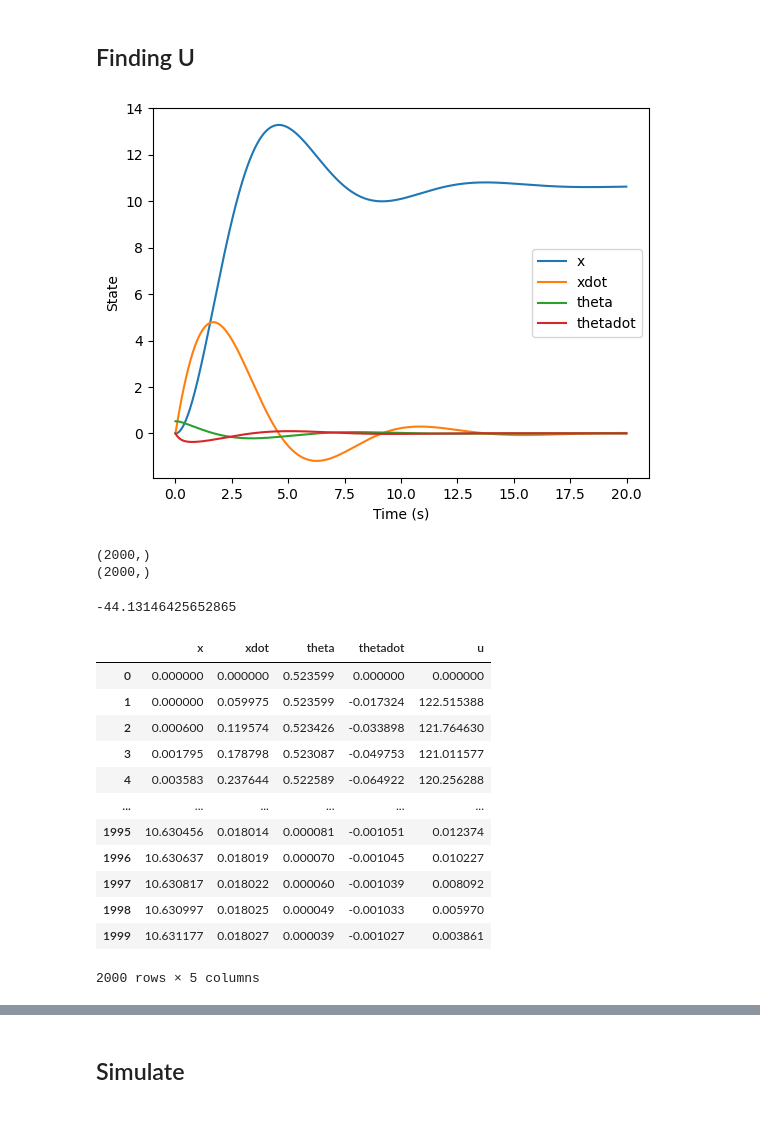
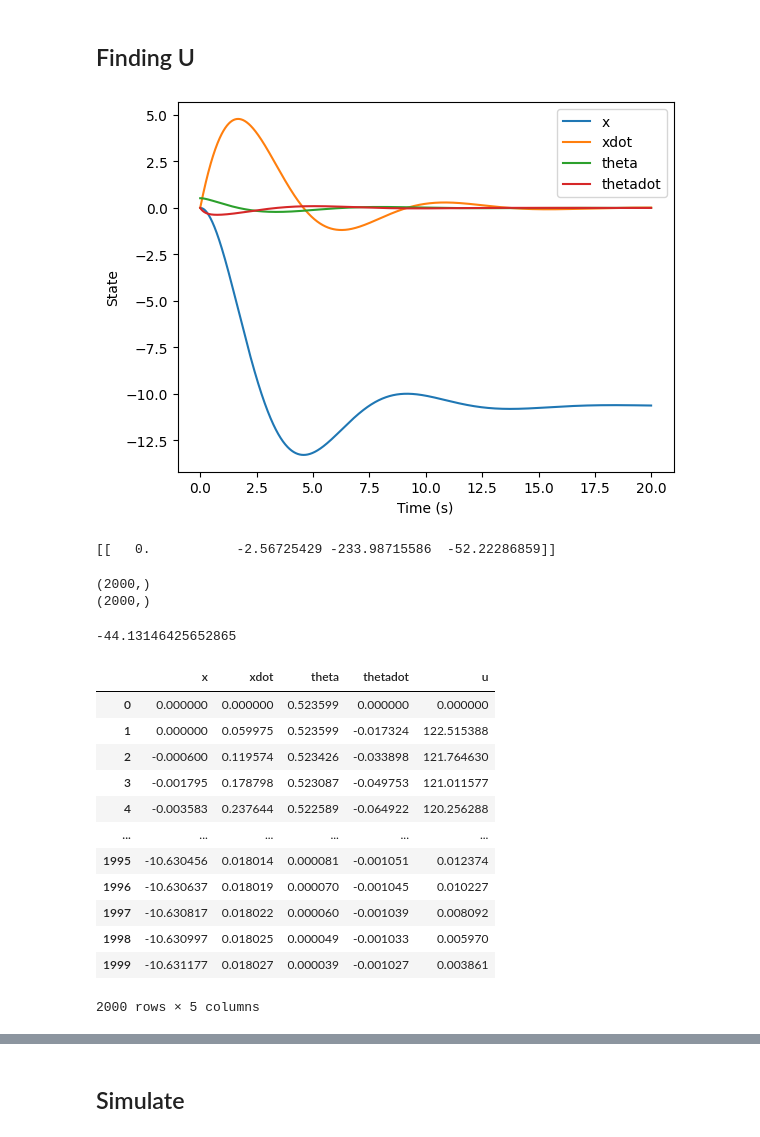
Before and after one commit to kirankigi5/RL_project_crank_rockers, a Jupyter notebook: riccati.ipynb, the cells around one changed output, grey strips where cells are left out. Drawn from its saved outputs; the diff is of its cells as text; code cells hidden in the pictures.

```diff
--- a/riccati.ipynb
+++ b/riccati.ipynb
@@ -50,39 +53,47 @@ t0, tf = 0, 20    # initial and final simulation time
 dt = 0.01     # time step
 t = np.arange(t0, tf, dt)
 x_history = np.zeros((4, len(t)))
 x_history[:, 0] = x[:, 0]
 U = []
 
 for i in range(1, len(t)):
     # Compute the control input using the optimal gain matrix K
     u = -K @ x
     U.append(u)
 
     # Update the state using the system dynamics
     x_dot = A @ x + B @ u
-    x = x + x_dot * dt
+
+    x[0] = x[0] - x_dot[0] * dt
+    x[1] = x[1] + x_dot[1] * dt
+    x[2] = x[2] + x_dot[2] * dt
+    x[3] = x[3] + x_dot[3] * dt
 
     # Save the state history
     x_history[:, i] = x[:, 0]
 
 # Plot the state history
 import matplotlib.pyplot as plt
 
 plt.figure()
 plt.plot(t, x_history[0, :], label='x')
 plt.plot(t, x_history[1, :], label='xdot')
 plt.plot(t, x_history[2, :], label='theta')
 plt.plot(t, x_history[3, :], label='thetadot')
 plt.legend()
 plt.xlabel('Time (s)')
 plt.ylabel('State')
 plt.show()
 # %% [output]
-[figure, old version]
+[figure, new version]
 # %%
 # append 0 to first element of U
 U = np.insert(U, 0, 0)
 U = np.array(U).reshape(2000, 1)
+# %%
+print(K)
+# %% [output]
+[[   0.           -2.56725429 -233.98715586  -52.22286859]]
 # %%
 X = x_history
 # %%
@@ -111,15 +122,15 @@ df
 |  | x | xdot | theta | thetadot | u |
 | 0 | 0.000000 | 0.000000 | 0.523599 | 0.000000 | 0.000000 |
 | 1 | 0.000000 | 0.059975 | 0.523599 | -0.017324 | 122.515388 |
-| 2 | 0.000600 | 0.119574 | 0.523426 | -0.033898 | 121.764630 |
-| 3 | 0.001795 | 0.178798 | 0.523087 | -0.049753 | 121.011577 |
-| 4 | 0.003583 | 0.237644 | 0.522589 | -0.064922 | 120.256288 |
+| 2 | -0.000600 | 0.119574 | 0.523426 | -0.033898 | 121.764630 |
+| 3 | -0.001795 | 0.178798 | 0.523087 | -0.049753 | 121.011577 |
+| 4 | -0.003583 | 0.237644 | 0.522589 | -0.064922 | 120.256288 |
 | ... | ... | ... | ... | ... | ... |
-| 1995 | 10.630456 | 0.018014 | 0.000081 | -0.001051 | 0.012374 |
-| 1996 | 10.630637 | 0.018019 | 0.000070 | -0.001045 | 0.010227 |
-| 1997 | 10.630817 | 0.018022 | 0.000060 | -0.001039 | 0.008092 |
-| 1998 | 10.630997 | 0.018025 | 0.000049 | -0.001033 | 0.005970 |
-| 1999 | 10.631177 | 0.018027 | 0.000039 | -0.001027 | 0.003861 |
+| 1995 | -10.630456 | 0.018014 | 0.000081 | -0.001051 | 0.012374 |
+| 1996 | -10.630637 | 0.018019 | 0.000070 | -0.001045 | 0.010227 |
+| 1997 | -10.630817 | 0.018022 | 0.000060 | -0.001039 | 0.008092 |
+| 1998 | -10.630997 | 0.018025 | 0.000049 | -0.001033 | 0.005970 |
+| 1999 | -10.631177 | 0.018027 | 0.000039 | -0.001027 | 0.003861 |
 2000 rows × 5 columns
 # %%
 # print eig values of A + BF
```
Also changed, not shown: parts of 4 cells of this notebook, 4 other files.
